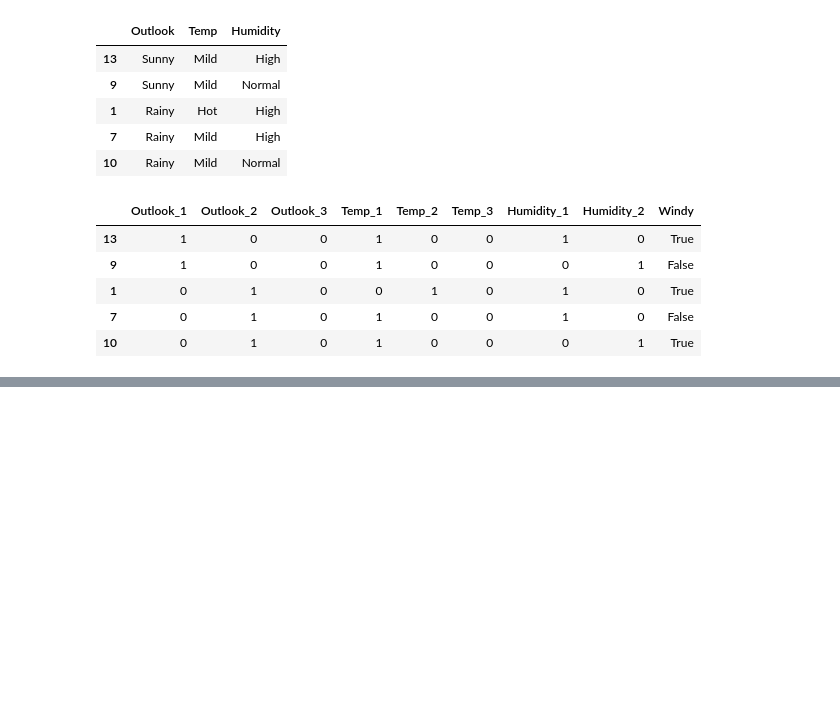
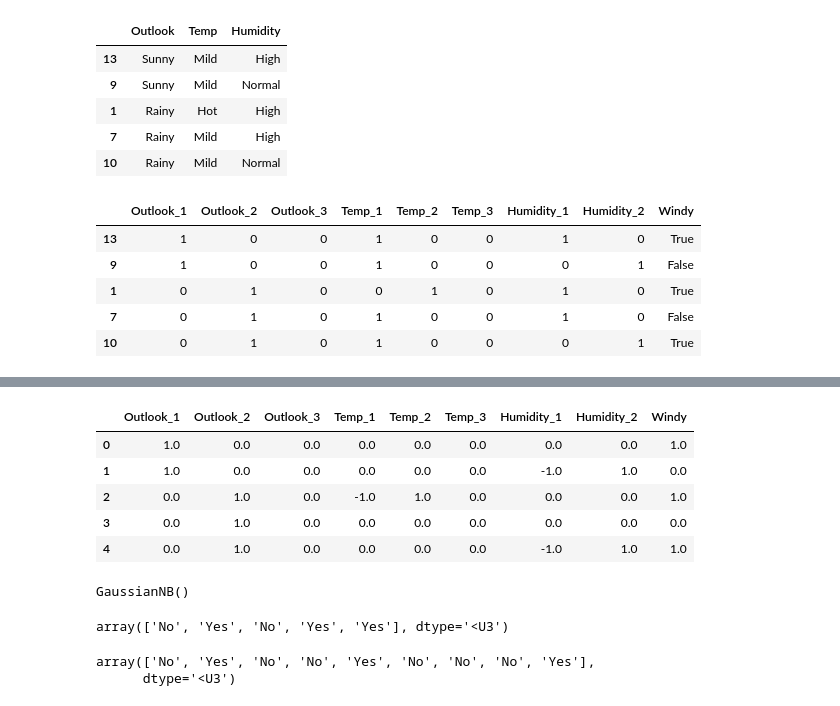
Before and after one commit to ChrisAlejandroPalabay/pythondash, a Jupyter notebook: MidFormativeAct2.ipynb, the cells around one changed output, grey strips where cells are left out. Drawn from its saved outputs; the diff is of its cells as text; code cells hidden in the pictures; blank space fills up the shorter version.

```diff
--- a/MidFormativeAct2.ipynb
+++ b/MidFormativeAct2.ipynb
@@ -105,0 +131,19 @@ X_train.head()
+# %%
+cols = X_train.columns
+# %%
+from sklearn.preprocessing import RobustScaler
+scaler = RobustScaler()
+X_train = scaler.fit_transform(X_train)
+X_test = scaler.transform(X_test)
+# %%
+X_train = pd.DataFrame(X_train, columns=[cols])
+X_test = pd.DataFrame(X_test, columns=[cols])
+# %%
+X_train.head()
+# %% [output]
+|  | Outlook_1 | Outlook_2 | Outlook_3 | Temp_1 | Temp_2 | Temp_3 | Humidity_1 | Humidity_2 | Windy |
+| 0 | 1.0 | 0.0 | 0.0 | 0.0 | 0.0 | 0.0 | 0.0 | 0.0 | 1.0 |
+| 1 | 1.0 | 0.0 | 0.0 | 0.0 | 0.0 | 0.0 | -1.0 | 1.0 | 0.0 |
+| 2 | 0.0 | 1.0 | 0.0 | -1.0 | 1.0 | 0.0 | 0.0 | 0.0 | 1.0 |
+| 3 | 0.0 | 1.0 | 0.0 | 0.0 | 0.0 | 0.0 | 0.0 | 0.0 | 0.0 |
+| 4 | 0.0 | 1.0 | 0.0 | 0.0 | 0.0 | 0.0 | -1.0 | 1.0 | 1.0 |
@@ -105,0 +154,15 @@ X_train.head()
+# %%
+gnb.fit(X_train, y_train)
+# %% [output]
+GaussianNB()
+# %%
+y_pred = gnb.predict(X_test)
+y_pred
+# %% [output]
+array(['No', 'Yes', 'No', 'Yes', 'Yes'], dtype='<U3')
+# %%
+y_pred_train = gnb.predict(X_train)
+y_pred_train
+# %% [output]
+array(['No', 'Yes', 'No', 'No', 'Yes', 'No', 'No', 'No', 'Yes'],
+      dtype='<U3')
```
Also changed, not shown: parts of 20 cells of this notebook.
